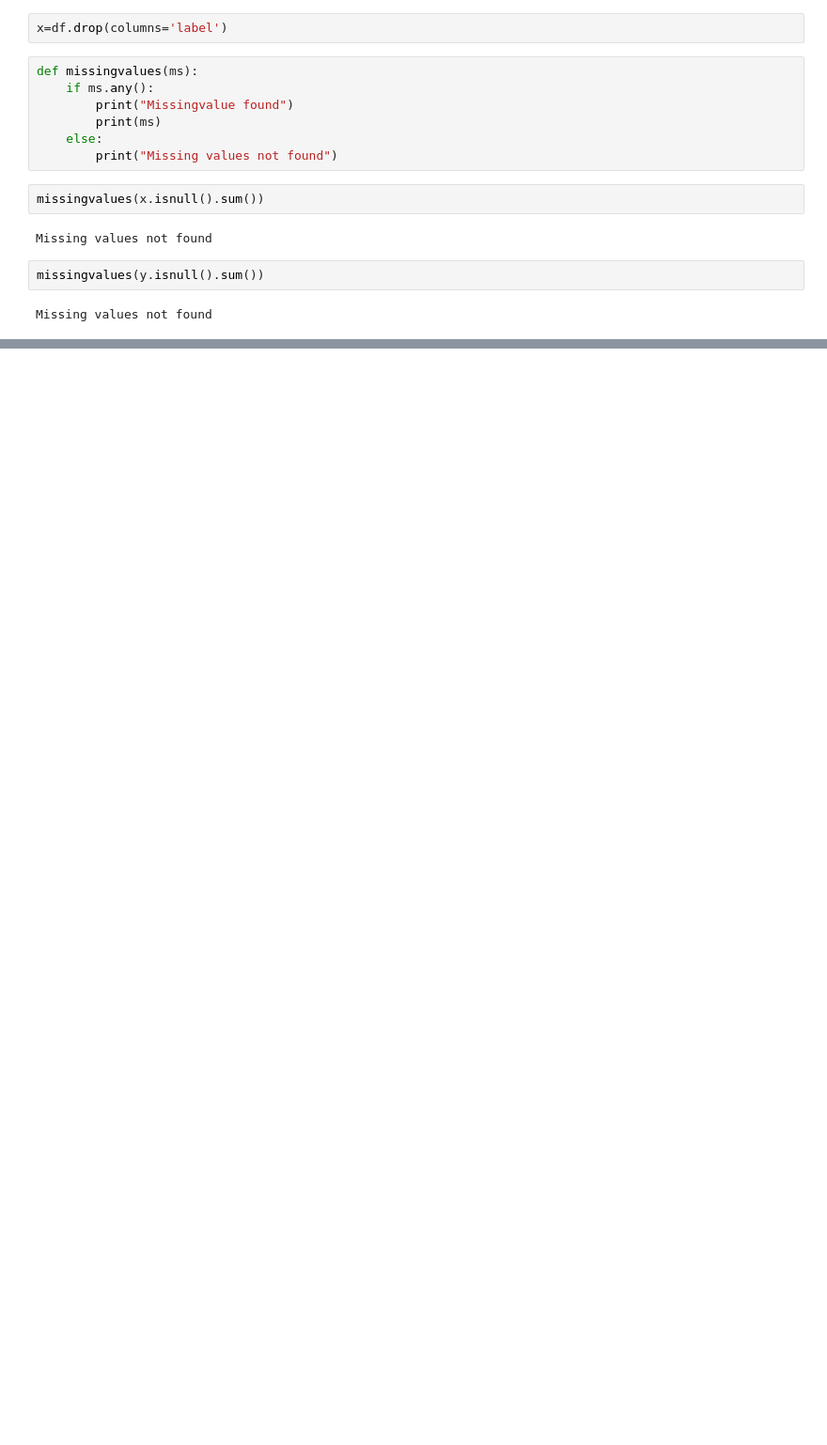
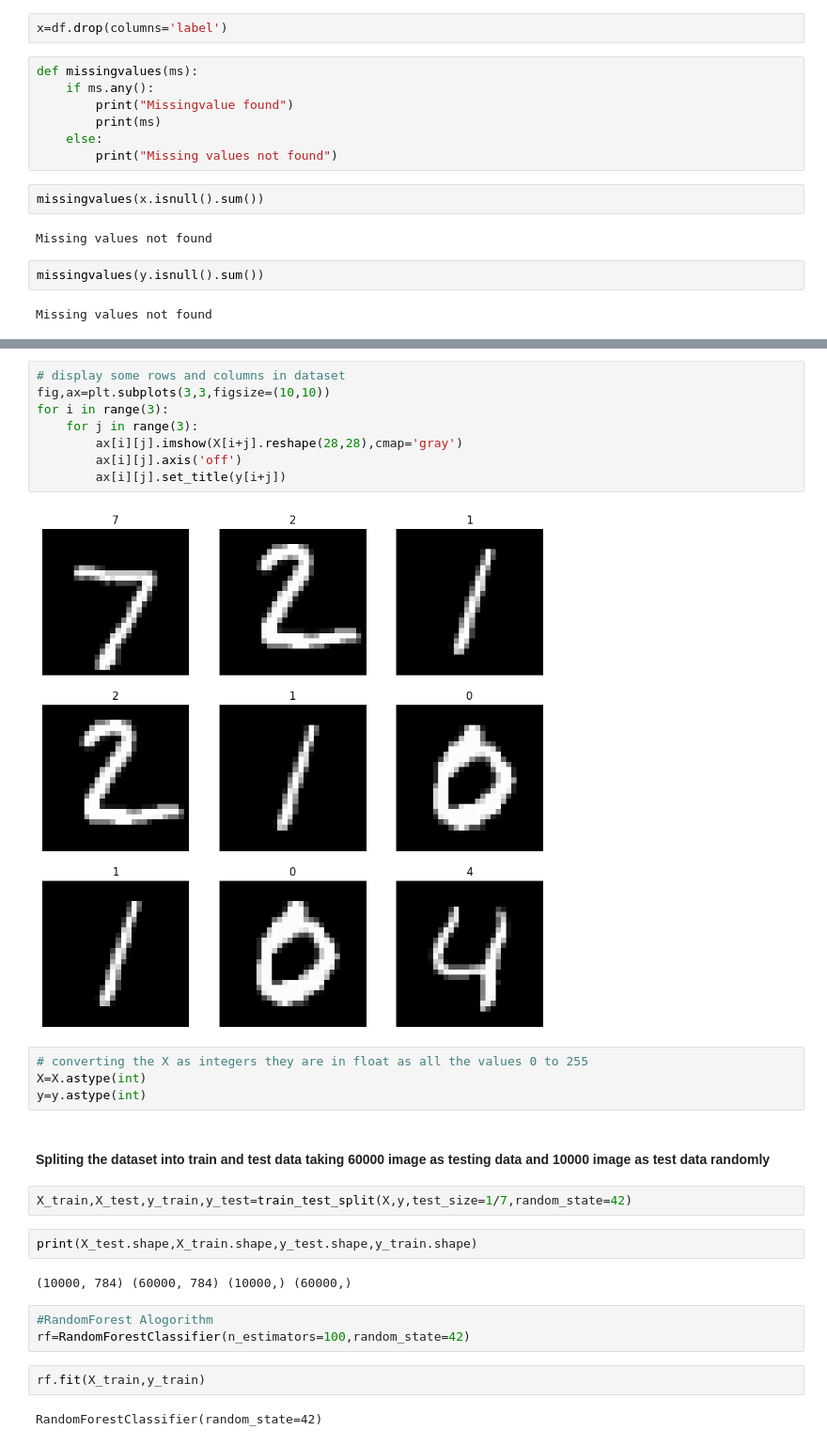
Before and after one commit to Seetharamanrs/Handwriting-Recognition, a Jupyter notebook: Notebook/Notebook.ipynb, the cells around one changed output, grey strips where cells are left out. Shown at 94% size. Cells and saved outputs as stored; diff of their text form; blank space fills up the shorter version.

```diff
--- a/Notebook/Notebook.ipynb
+++ b/Notebook/Notebook.ipynb
@@ -36,0 +60,29 @@ Missing values not found
+# %%
+# display some rows and columns in dataset
+fig,ax=plt.subplots(3,3,figsize=(10,10))
+for i in range(3):
+    for j in range(3):
+        ax[i][j].imshow(X[i+j].reshape(28,28),cmap='gray')
+        ax[i][j].axis('off')
+        ax[i][j].set_title(y[i+j])
+# %% [output]
+[figure, added]
+# %%
+# converting the X as integers they are in float as all the values 0 to 255
+X=X.astype(int)
+y=y.astype(int)
+# %% [markdown]
+#### Spliting the dataset into train and test data taking 60000 image as testing data and 10000 image as test data randomly
+# %%
+X_train,X_test,y_train,y_test=train_test_split(X,y,test_size=1/7,random_state=42)
+# %%
+print(X_test.shape,X_train.shape,y_test.shape,y_train.shape)
+# %% [output]
+(10000, 784) (60000, 784) (10000,) (60000,)
+# %%
+#RandomForest Alogorithm
+rf=RandomForestClassifier(n_estimators=100,random_state=42)
+# %%
+rf.fit(X_train,y_train)
+# %% [output]
+RandomForestClassifier(random_state=42)
```
Also changed, not shown: parts of 10 cells of this notebook.
